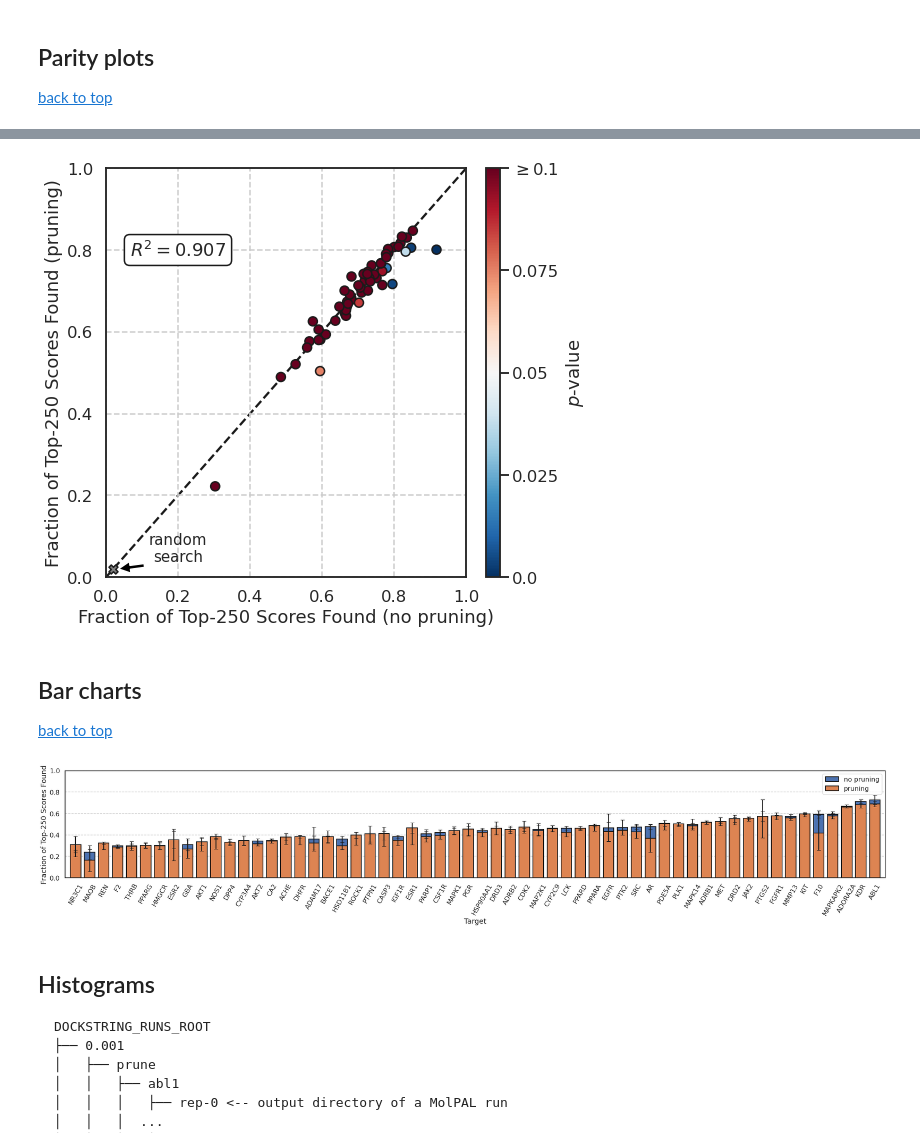
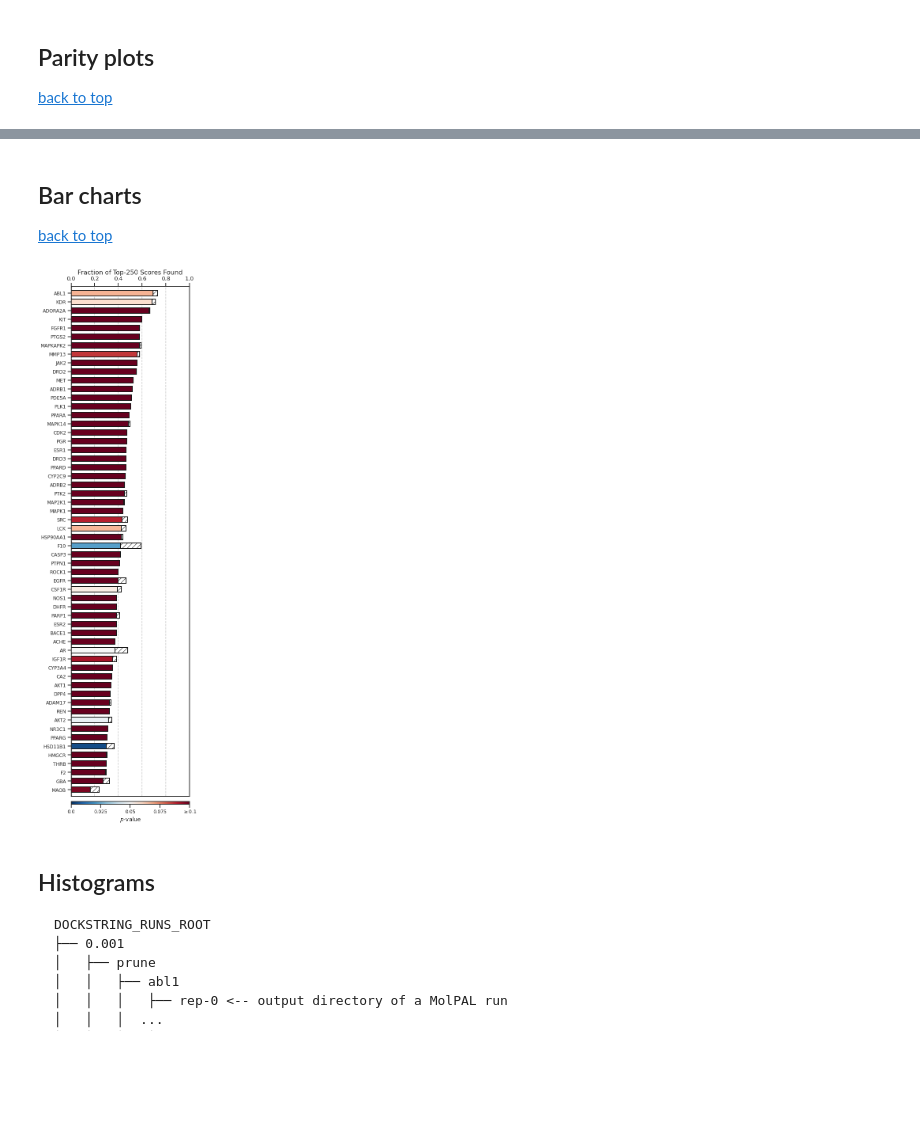
Before and after one commit to coleygroup/molpal, a Jupyter notebook: notebooks/dockstring-figures.ipynb, the cells around one changed output, grey strips where cells are left out. Cells and saved outputs as stored; diff of their text form; code cells hidden in the pictures; blank space fills up the shorter version.

Commit message:
refactor dockstring notebook to use new data processing

```diff
--- a/notebooks/dockstring-figures.ipynb
+++ b/notebooks/dockstring-figures.ipynb
@@ -48,7 +28,7 @@ from scripts.dataset import Dataset
 
 sns.set_theme("talk", "white")
 
-DOCKSTRING_DATASETS_ROOT = Path.home() / "active-projects/molpal-pruning/datasets/dockstring"
+DOCKSTRING_PROCESSED_ROOT = Path.home() / "active-projects/molpal-pruning/processed/dockstring"
 DOCKSTRING_RUNS_ROOT = Path.home() / "active-projects/molpal-pruning/runs/dockstring"
 SIZE = int(260e3)
 
@@ -76,19 +56,28 @@ def get_dockstring_data(split, N: int):
 
 [back to top](#table-of-contents)
 # %%
-def make_parity_plot(split, N):
+def make_parity_plot(npy_file, N):
     fig, ax = plt.subplots(1, 1, figsize=(8, 7.))
 
     ax.plot(np.linspace(0, 1, 10), np.linspace(0, 1, 10), 'k--', zorder=0)
 
-    Y_full, Y_prune, _ = get_dockstring_data(split, N)
+    # Y_full, Y_prune, _ = get_dockstring_data(split, N)
+    Y = np.load(npy_file)[..., 2]
+    Y_f = Y[0]
+    Y_p = Y[1]
     _, P = ttest_ind_from_stats(
-        Y_prune[:,0], Y_prune[:,1], 5, Y_full[:,0], Y_full[:,1], 5, False, "less"
-    )
+            Y_p.mean(1), Y_p.std(1), Y_p.shape[1],
+            Y_f.mean(1), Y_f.std(1), Y_f.shape[1],
+            True,
+            "less"
+        )
+    # _, P = ttest_ind_from_stats(
+    #     Y_prune[:,0], Y_prune[:,1], 5, Y_full[:,0], Y_full[:,1], 5, False, "less"
+    # )
 
     im = ax.scatter(
-        Y_full[:,0],
-        Y_prune[:,0],
+        Y_f.mean(1),
+        Y_p.mean(1),
         c=P,
         cmap='RdBu_r',
         vmin=0,
@@ -104,7 +93,7 @@ def make_parity_plot(split, N):
         xytext=(0.2, random+0.05), size="small", ha="center", va="center",
         arrowprops=dict(facecolor='black', shrink=0.05),)
 
-    R2 = r2_score(Y_full[:,0], Y_prune[:,0])
+    R2 = r2_score(Y_f.mean(1), Y_p.mean(1))
     ax.text(
         0.2, 0.8, rf"$R^2={R2:0.3f}$",
         va="center", ha="center", bbox=dict(facecolor='w', edgecolor='k', boxstyle='round')
@@ -126,3 +115,7 @@ def make_parity_plot(split, N):
     fig.tight_layout()
 
     return fig
+# %%
+split = "0.004"
+N = 5
+fig = make_parity_plot(DOCKSTRING_PROCESSED_ROOT / f"collated-{split}-Y.npy", N)
@@ -129,11 +124,5 @@ def make_parity_plot(split, N):
 # %%
-split = "0.004"
-N = 5
-
-fig = make_parity_plot(split, N)
 fig.savefig(f"../figures/dockstring-parity-{split}-{N}.pdf", dpi=400)
-# %% [output]
-[figure, removed]
 # %% [markdown]
 ## Bar charts
 
@@ -181,9 +197,14 @@ def make_bar_chart(split, N):
 # %%
-split, N = "0.001", 10
-fig = make_bar_chart(split, N)
-fig.savefig(f"../figures/dockstring-bar-{split[2:]}.pdf", bbox_inches="tight")
+sns.set_style("ticks")
+
+fig = make_bar_chart(
+    DOCKSTRING_PROCESSED_ROOT / "collated-0.001-Y.npy",
+    DOCKSTRING_PROCESSED_ROOT / "collated-0.001-targets.pkl",
+    5
+)
+# fig.savefig(f"../figures/dockstring-bar-new-{split[2:]}.pdf", bbox_inches="tight")
 # %% [output]
-[figure, old version]
+[figure, new version]
 # %% [markdown]
 ## Histograms
 
```
Also changed, not shown: parts of 10 cells of this notebook, 1 other file.
